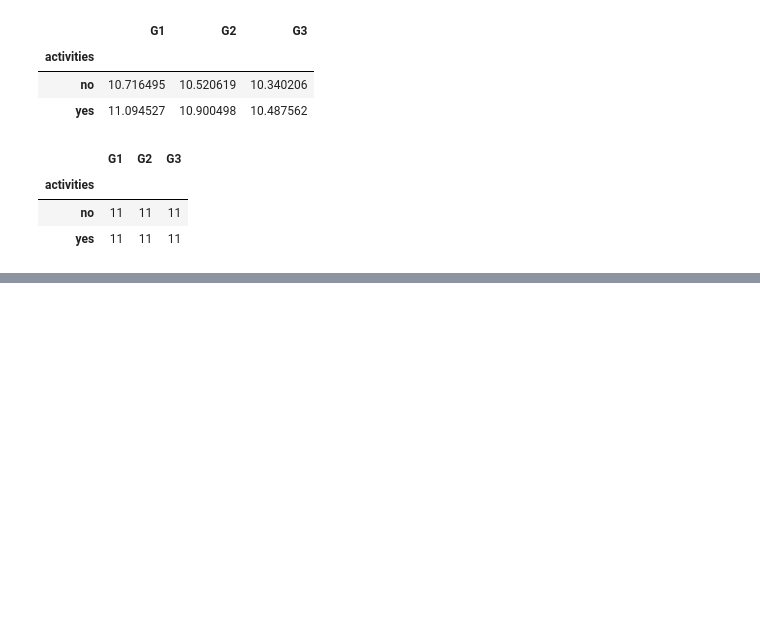
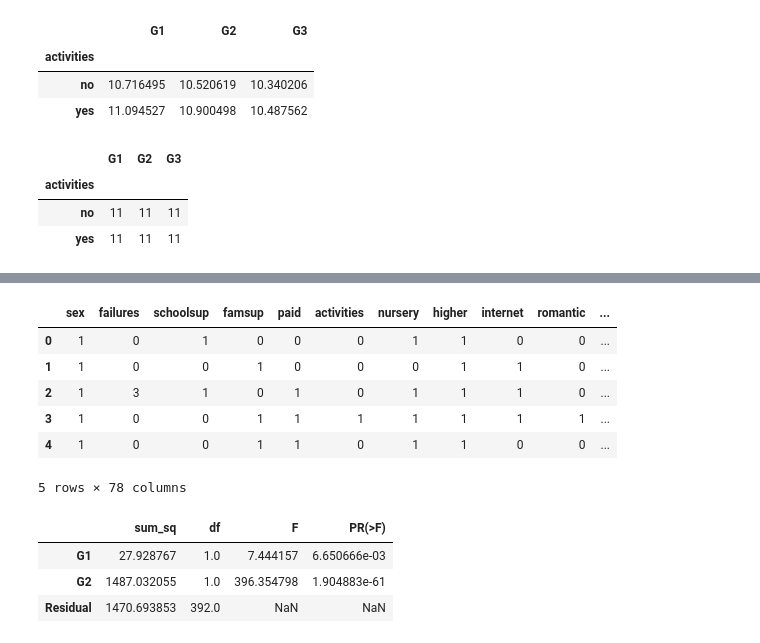
Before and after one commit to Gal-Gilor/Student-Performance-Estimation, a Jupyter notebook: notebooks/exploratory_notebook.ipynb, the cells around one changed output, grey strips where cells are left out. Cells and saved outputs as stored; diff of their text form; code cells hidden in the pictures; blank space fills up the shorter version.

Commit message:
Processed more features and applied linear regression

```diff
--- a/notebooks/exploratory_notebook.ipynb
+++ b/notebooks/exploratory_notebook.ipynb
@@ -336,42 +370,84 @@ binary_columns = [
 ]
 
 binary = lambda x: 1 if x == 'yes'else 0
-
-# convert assigned sex at birth to binary indicator
-processed['sex'] = raw['sex'].map(lambda sex: binary(sex))
+fem = lambda x: 1 if x == 'F' else 0
 
 # convert additional school support to binary indicator
 processed['schoolsup'] = raw['schoolsup'].map(lambda status: binary(status))
 
 # convert additional parental support to binary indicator
 processed['famsup'] = raw['famsup'].map(lambda family: binary(family))
 
 # convert additional paid support to binary indicator
 processed['paid'] = raw['paid'].map(lambda paid: binary(paid))
 
 # convert after school activities to binary indicator
 processed['activities'] = raw['activities'].map(lambda activity: binary(activity))
 
 # convert attendance at nursary school to binary indicator
 processed['nursery'] = raw['nursery'].map(lambda nursery: binary(nursery))
 
 # convert aspiration towards higher education to binary indicator
 processed['higher'] = raw['higher'].map(lambda higher: binary(higher))
 
 # convert access to internet at home to binary indicator
 processed['internet'] = raw['internet'].map(lambda internet: binary(internet))
 
+# convert assigned sex at birth to binary indicator
+processed['sex'] = raw['sex'].map(lambda sex: fem(sex))
+
 # convert romantic relationship to binary indicator
 processed['romantic'] = raw['romantic'].map(lambda romantic: binary(romantic))
 
-# convert parental cohabitation status to binray indicator
-processed['divorced'] = raw['Pstatus'].map(lambda status: 1 if status.lower() == 'a' else 0)
-processed = processed.drop('Pstatus', axis=1)
+try:
+    # convert parental cohabitation status to binray indicator
+    processed['divorced'] = raw['Pstatus'].map(lambda status: 1 if status.lower() == 'a' else 0)
+    processed = processed.drop('Pstatus', axis=1)
 
-# convert address to urban living indidactor
-processed['urban'] = raw['address'].map(lambda address: 1 if address.lower() == 'u' else 0)
-processed = processed.drop('address', axis=1)
+    # convert address to urban living indidactor
+    processed['urban'] = raw['address'].map(lambda address: 1 if address.lower() == 'u' else 0)
+    processed = processed.drop('address', axis=1)
 
-# convert family size to small family indicator
-processed['smallfam'] = raw['famsize'].map(lambda address: 1 if address.lower() == 'le3' else 0)
-processed = processed.drop('famsize', axis=1)
+    # convert family size to small family indicator
+    processed['smallfam'] = raw['famsize'].map(lambda address: 1 if address.lower() == 'le3' else 0)
+    processed = processed.drop('famsize', axis=1)
+
+    # dummy reason
+    reason = pd.get_dummies(raw['reason'], prefix='reason').drop(['reason_other'], axis=1)
+    processed = pd.concat([processed, reason], axis=1)
+    processed = processed.drop('reason', axis=1)
+
+    # dummy parent occupation
+    jobs = pd.get_dummies(raw[['Mjob', 'Fjob']]).drop(['Mjob_other', 'Fjob_other'], axis=1)
+    processed = pd.concat([processed, jobs], axis=1)
+    processed = processed.drop(['Mjob', 'Fjob'], axis=1)
+
+    # dummy child's guardian
+    guardian = pd.get_dummies(raw['guardian']).drop('other', axis=1)
+    processed = pd.concat([processed, guardian], axis=1)
+    processed = processed.drop(['guardian'], axis=1)
+
+    # dummy variable numeric columns
+    categorical_numeric = [
+        'Medu', 'Fedu', 'famrel', 'freetime', 'traveltime',
+        'goout', 'Dalc', 'Walc', 'health', 'studytime'
+    ]
+    numeric = pd.get_dummies(raw[categorical_numeric], columns=categorical_numeric)
+    processed = pd.concat([processed, numeric], axis=1)
+    processed = processed.drop(categorical_numeric, axis=1)
+
+    processed = processed.drop('school', axis=1) # not enough students from MS
+    processed = processed.drop('age', axis=1) # i don't want to explore that option
+
+except KeyError as e:
+    print(str(e))
+
+processed.head()
+# %% [output]
+|  | sex | failures | schoolsup | famsup | paid | activities | nursery | higher | internet | romantic | ... |
+| 0 | 1 | 0 | 1 | 0 | 0 | 0 | 1 | 1 | 0 | 0 | ... |
+| 1 | 1 | 0 | 0 | 1 | 0 | 0 | 0 | 1 | 1 | 0 | ... |
+| 2 | 1 | 3 | 1 | 0 | 1 | 0 | 1 | 1 | 1 | 0 | ... |
+| 3 | 1 | 0 | 0 | 1 | 1 | 1 | 1 | 1 | 1 | 1 | ... |
+| 4 | 1 | 0 | 0 | 1 | 1 | 0 | 1 | 1 | 0 | 0 | ... |
+5 rows × 78 columns
@@ -377,0 +459,13 @@ processed = processed.drop('famsize', axis=1)
+# %%
+
+
+model = ols('G3 ~ G1 + G2',
+
+            data=processed).fit()
+aov_table = sm.stats.anova_lm(model, typ=2)
+aov_table
+# %% [output]
+|  | sum_sq | df | F | PR(>F) |
+| G1 | 27.928767 | 1.0 | 7.444157 | 6.650666e-03 |
+| G2 | 1487.032055 | 1.0 | 396.354798 | 1.904883e-61 |
+| Residual | 1470.693853 | 392.0 | NaN | NaN |
```
Also changed, not shown: parts of 30 cells of this notebook.
